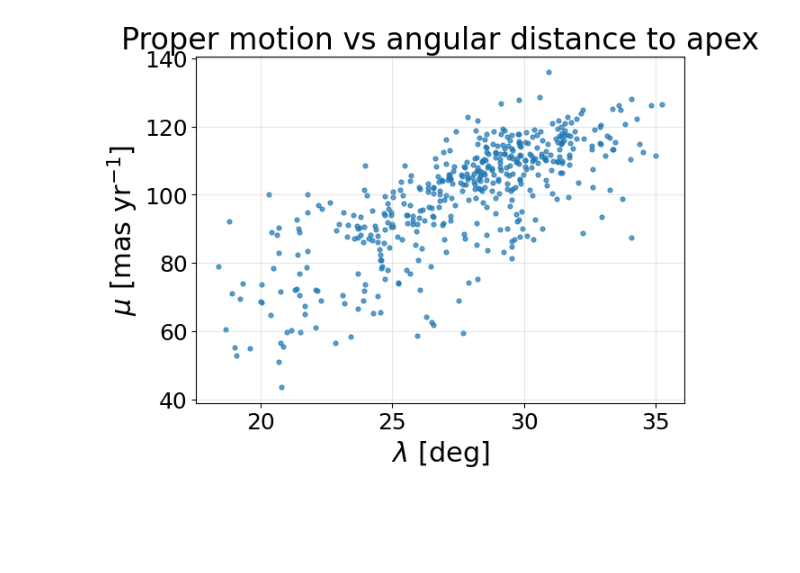
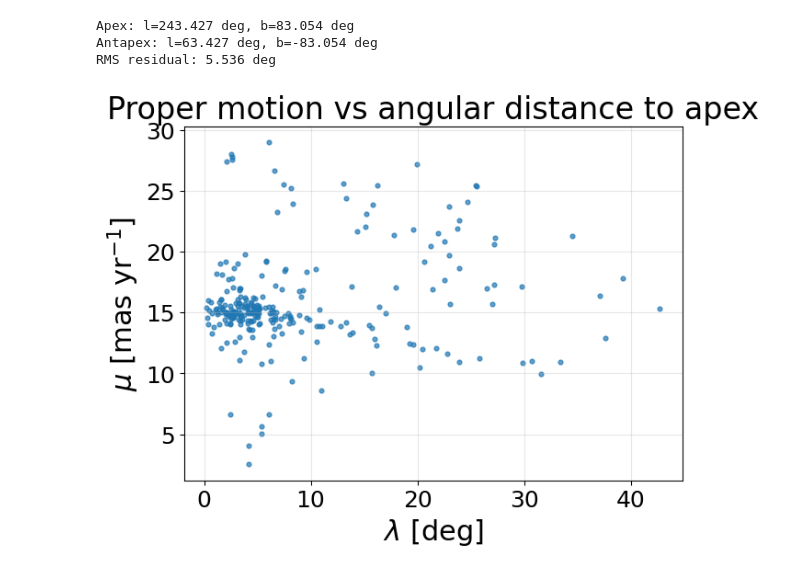
Before and after one commit to nicolasbojacarojas/clusterization_project, a Jupyter notebook: dev/pasantia/vector_director.ipynb, the cells around one changed output. Cells and saved outputs as stored; diff of their text form; code cells hidden in the pictures; blank space fills up the shorter version.

Commit message:
inclusion de analisis de apex

```diff
--- a/dev/pasantia/vector_director.ipynb
+++ b/dev/pasantia/vector_director.ipynb
@@ -819,14 +2259,15 @@ df['distance_pc'] = 1000 / df['parallax']  # pc
 nueva_numeracion = np.arange(0,len(df['division'].unique()))
 d_nueva_numeracion = dict(zip(df['division'].unique(),nueva_numeracion))
 df['numeracion'] = df['division'].map(d_nueva_numeracion)
-df['cluster'] = (df['grupo'].astype(str) + df['numeracion'].astype(str)).astype(int)
+df["cluster_id"] = (
+    df["grupo"].astype(str) + "_" + df["numeracion"].astype(str)
+)
 nueva_numeracion = np.arange(0,len(df['division'].unique()))
 d_nueva_numeracion = dict(zip(df['division'].unique(),nueva_numeracion))
 df['numeracion'] = df['division'].map(d_nueva_numeracion)
-df['cluster'] = (df['grupo'].astype(str) + df['numeracion'].astype(str)).astype(int)
 df["probabilidad"] = df["ConteoAgrupaciones"]/df["PresenteEnMuestras"]
 
-df = df[df["cluster"]==8]
+df = df[df["cluster_id"]=="0_7"]
 
 df = add_galactic_coordinates(df)
 df = add_galactic_proper_motions(df)
@@ -868,7 +2309,7 @@ print(
     f"Antapex: l={apex_result['antapex_l_deg']:.3f} deg, "
     f"b={apex_result['antapex_b_deg']:.3f} deg"
 )
-s
+
 print(
     f"RMS residual: "
     f"{apex_result['rms_pole_residual_deg']:.3f} deg"
@@ -876,31 +2317,34 @@ print(
 
 df = add_lambda_angle_from_apex(
     df,
     apex_vector=apex_result["apex_vector"],
 )
 # df = add_lambda_angle_from_apex(
 #     df,
 #     apex_l_deg=apex_result["apex_l_deg"],
 #     apex_b_deg=apex_result["apex_b_deg"],
 # )
 df["pm_total"] = np.sqrt(
     df["pm_l_cosb"] ** 2 + df["pm_b"] ** 2
 )
 df
 
 plt.figure(figsize=(7, 5))
 
 plt.scatter(
     df["lambda_deg"],
     df["pm_total"],
     s=12,
     alpha=0.7,
 )
 
 plt.xlabel(r"$\lambda$ [deg]")
 plt.ylabel(r"$\mu$ [mas yr$^{-1}$]")
 plt.title("Proper motion vs angular distance to apex")
 plt.grid(alpha=0.3)
 plt.show()
 # %% [output]
+Apex: l=243.427 deg, b=83.054 deg
+Antapex: l=63.427 deg, b=-83.054 deg
+RMS residual: 5.536 deg
-[figure, old version]
+[figure, new version]
```
Also changed, not shown: parts of 28 cells of this notebook, 20 other files.
